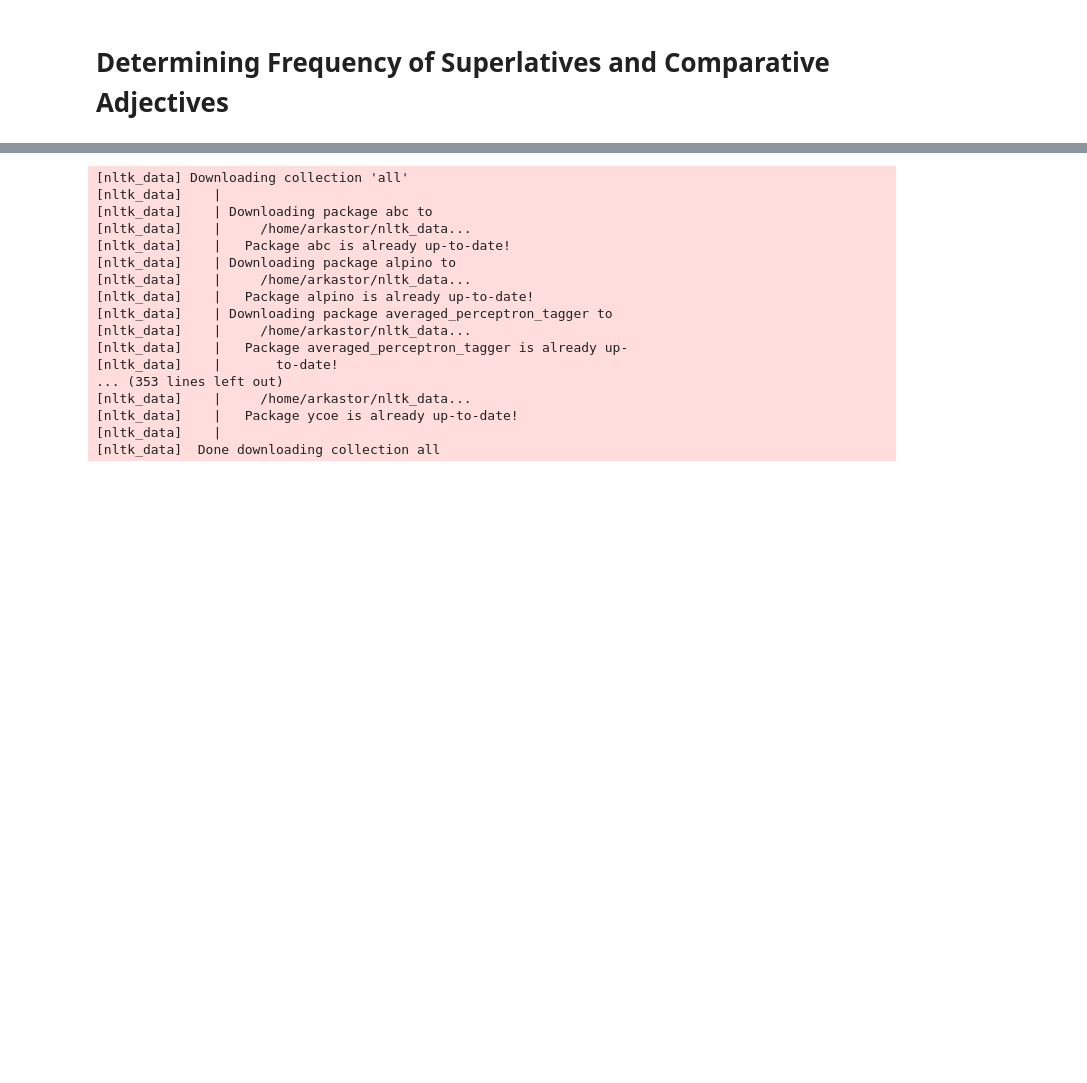
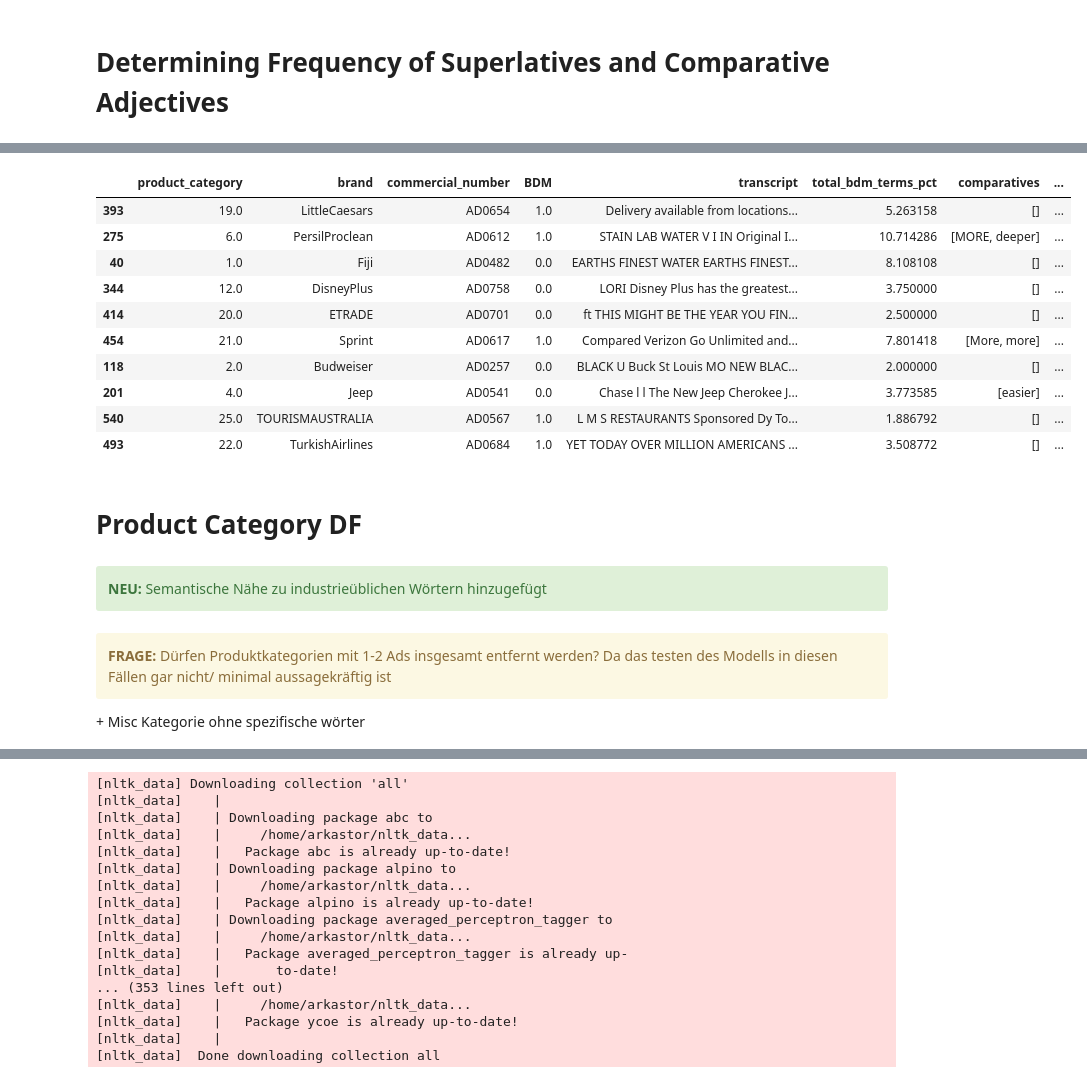
Before and after one commit to NilsLeo/Commercial-Brand-Differentiating-Message-Analysis, a Jupyter notebook: Neues_Projekt/BDM_Detection.ipynb, the cells around one changed output, grey strips where cells are left out. Cells and saved outputs as stored; diff of their text form; code cells hidden in the pictures; blank space fills up the shorter version.

```diff
--- a/Neues_Projekt/BDM_Detection.ipynb
+++ b/Neues_Projekt/BDM_Detection.ipynb
@@ -277,0 +273,31 @@ total_bdm_terms_pct: 0.100
+# %%
+# remove superlatives, comparatives and unique_words from ad_df
+# TODO: Comment back in
+# ad_df.drop(columns=['superlatives', 'comparatives', 'unique_words', 'bdm_words'], inplace=True)
+ad_df.drop(columns=['comparative_pct', 'superlative_pct', 'uniqueness_pct'], inplace=True)
+ad_df.head(10)
+# %% [output]
+|  | product_category | brand | commercial_number | BDM | transcript | total_bdm_terms_pct | comparatives | ... |
+| 393 | 19.0 | LittleCaesars | AD0654 | 1.0 | Delivery available from locations... | 5.263158 | [] | ... |
+| 275 | 6.0 | PersilProclean | AD0612 | 1.0 | STAIN LAB WATER V I IN Original I... | 10.714286 | [MORE, deeper] | ... |
+| 40 | 1.0 | Fiji | AD0482 | 0.0 | EARTHS FINEST WATER EARTHS FINEST... | 8.108108 | [] | ... |
+| 344 | 12.0 | DisneyPlus | AD0758 | 0.0 | LORI Disney Plus has the greatest... | 3.750000 | [] | ... |
+| 414 | 20.0 | ETRADE | AD0701 | 0.0 | ft THIS MIGHT BE THE YEAR YOU FIN... | 2.500000 | [] | ... |
+| 454 | 21.0 | Sprint | AD0617 | 1.0 | Compared Verizon Go Unlimited and... | 7.801418 | [More, more] | ... |
+| 118 | 2.0 | Budweiser | AD0257 | 0.0 | BLACK U Buck St Louis MO NEW BLAC... | 2.000000 | [] | ... |
+| 201 | 4.0 | Jeep | AD0541 | 0.0 | Chase l l The New Jeep Cherokee J... | 3.773585 | [easier] | ... |
+| 540 | 25.0 | TOURISMAUSTRALIA | AD0567 | 1.0 | L M S RESTAURANTS Sponsored Dy To... | 1.886792 | [] | ... |
+| 493 | 22.0 | TurkishAirlines | AD0684 | 1.0 | YET TODAY OVER MILLION AMERICANS ... | 3.508772 | [] | ... |
+# %% [markdown]
+# Product Category DF
+# %% [markdown]
+<div class="alert alert-block alert-success">
+<b>NEU:</b>
+Semantische Nähe zu industrieüblichen Wörtern hinzugefügt
+</div>
+# %% [markdown]
+<div class="alert alert-block alert-warning">
+<b>FRAGE:</b>
+Dürfen Produktkategorien mit 1-2 Ads insgesamt entfernt werden? Da das testen des Modells in diesen Fällen gar nicht/ minimal aussagekräftig ist
+</div>
++ Misc Kategorie ohne spezifische wörter
```
Also changed, not shown: parts of 39 cells of this notebook, 8 other files.
